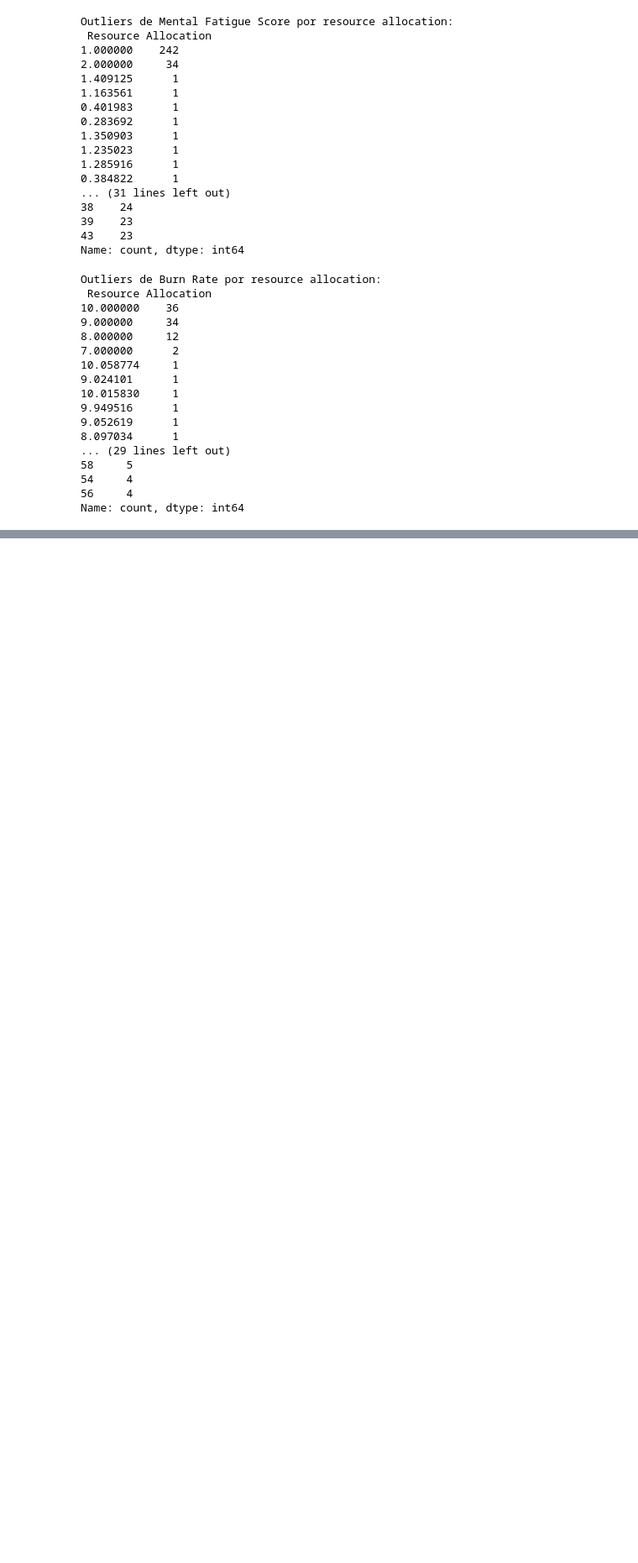
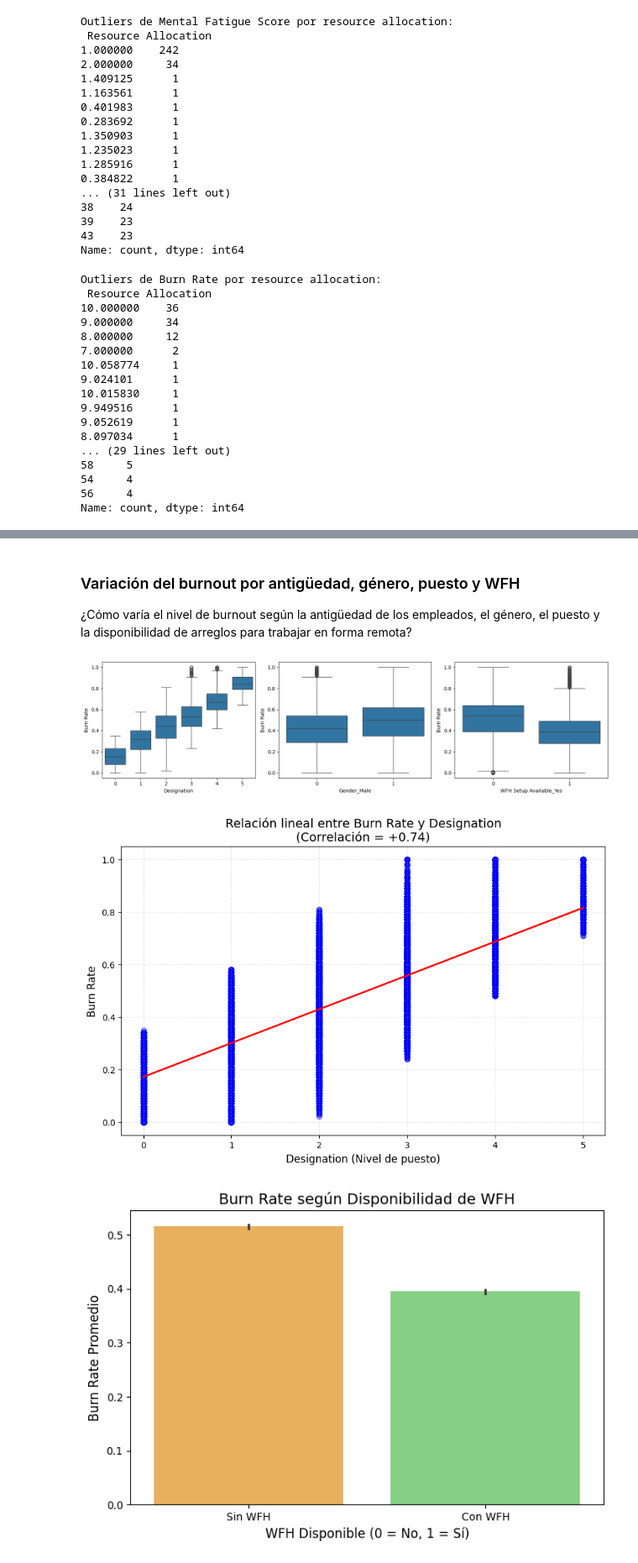
Before and after one commit to fgmartinez/tpFinalCEIA-Add-Fmartinez, a Jupyter notebook: Tp1Final.ipynb, the cells around one changed output, grey strips where cells are left out. Shown at 84% size. Cells and saved outputs as stored; diff of their text form; code cells hidden in the pictures; blank space fills up the shorter version.

```diff
--- a/Tp1Final.ipynb
+++ b/Tp1Final.ipynb
@@ -793,0 +892,49 @@ Name: count, dtype: int64
+# %% [markdown]
+### Variación del burnout por antigüedad, género, puesto y WFH
+¿Cómo varía el nivel de burnout según la antigüedad de los empleados, el género, el
+puesto y la disponibilidad de arreglos para trabajar en forma remota?
+# %%
+fig, axes = plt.subplots(1, 3, figsize=(15, 4))
+sns.boxplot(x="Designation", y="Burn Rate", data=df_encoded, ax=axes[0])
+sns.boxplot(x="Gender_Male", y="Burn Rate", data=df_encoded, ax=axes[1])
+sns.boxplot(x="WFH Setup Available_Yes", y="Burn Rate", data=df_encoded, ax=axes[2])
+plt.tight_layout()
+plt.show()
+
+
+plt.figure(figsize=(10, 6))
+sns.regplot(
+    x="Designation",
+    y="Burn Rate",
+    data=df,
+    scatter_kws={"alpha": 0.4, "color": "blue"},  # Transparencia para superposición de puntos
+    line_kws={"color": "red", "linewidth": 2},     # Línea de regresión destacada
+    ci=95                                        # Intervalo de confianza del 95%
+)
+
+plt.title("Relación lineal entre Burn Rate y Designation\n(Correlación = +0.74)", fontsize=14)
+plt.xlabel("Designation (Nivel de puesto)", fontsize=12)
+plt.ylabel("Burn Rate", fontsize=12)
+plt.grid(linestyle="--", alpha=0.3)
+plt.show()
+
+
+plt.figure(figsize=(8, 5))
+sns.barplot(
+    x="WFH Setup Available_Yes",
+    y="Burn Rate",
+    data=df_encoded,
+    hue="WFH Setup Available_Yes",  # Add hue parameter
+    palette=["#FFB347", "#77DD77"],
+    errorbar=('ci', 95),  # Replace deprecated ci parameter
+    legend=False  # Hide redundant legend
+)
+plt.title("Burn Rate según Disponibilidad de WFH", fontsize=14)
+plt.xlabel("WFH Disponible (0 = No, 1 = Sí)", fontsize=12)
+plt.ylabel("Burn Rate Promedio", fontsize=12)
+plt.xticks([0, 1], ["Sin WFH", "Con WFH"])
+plt.show()
+# %% [output]
+[figure, added]
+[figure, added]
+[figure, added]
```
Also changed, not shown: parts of 34 cells of this notebook, 1 other file.
